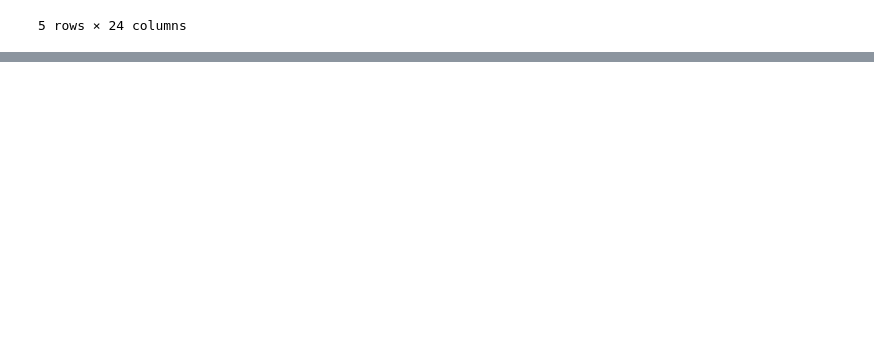
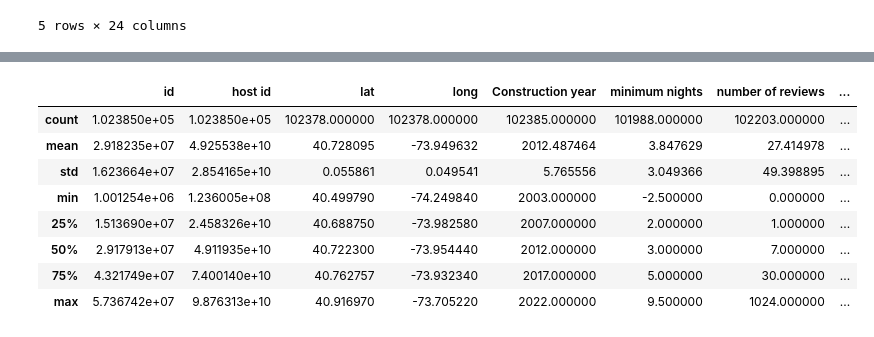
Before and after one commit to anmolsri977/Python-libraries, a Jupyter notebook: data-preprocessing.ipynb, the cells around one changed output, grey strips where cells are left out. Cells and saved outputs as stored; diff of their text form; code cells hidden in the pictures; blank space fills up the shorter version.

```diff
--- a/data-preprocessing.ipynb
+++ b/data-preprocessing.ipynb
@@ -250,0 +253,17 @@ df.head()
+# %%
+Q1 = df['minimum nights'].quantile(0.25)
+Q3 = df['minimum nights'].quantile(0.75)
+IQR = Q3 - Q1
+
+lower = Q1 - 1.5*IQR
+upper = Q3 + 1.5*IQR
+
+df['minimum nights'] = df['minimum nights'].clip(lower, upper)
+# %%
+Q1 = df['reviews per month'].quantile(0.25)
+Q3 = df['reviews per month'].quantile(0.75)
+IQR = Q3 - Q1
+
+df['reviews per month'] = df['reviews per month'].clip(
+    Q1 - 1.5*IQR, Q3 + 1.5*IQR
+)
@@ -250,0 +285,15 @@ df.head()
+# %%
+#boolean masking .keeps the value only within the range and drops the rest of rows out of range.
+df = df[(df['Construction year'] >= 1800) & (df['Construction year'] <= 2025)]
+# %%
+df.describe()
+# %% [output]
+|  | id | host id | lat | long | Construction year | minimum nights | number of reviews | ... |
+| count | 1.023850e+05 | 1.023850e+05 | 102378.000000 | 102378.000000 | 102385.000000 | 101988.000000 | 102203.000000 | ... |
+| mean | 2.918235e+07 | 4.925538e+10 | 40.728095 | -73.949632 | 2012.487464 | 3.847629 | 27.414978 | ... |
+| std | 1.623664e+07 | 2.854165e+10 | 0.055861 | 0.049541 | 5.765556 | 3.049366 | 49.398895 | ... |
+| min | 1.001254e+06 | 1.236005e+08 | 40.499790 | -74.249840 | 2003.000000 | -2.500000 | 0.000000 | ... |
+| 25% | 1.513690e+07 | 2.458326e+10 | 40.688750 | -73.982580 | 2007.000000 | 2.000000 | 1.000000 | ... |
+| 50% | 2.917913e+07 | 4.911935e+10 | 40.722300 | -73.954440 | 2012.000000 | 3.000000 | 7.000000 | ... |
+| 75% | 4.321749e+07 | 7.400140e+10 | 40.762757 | -73.932340 | 2017.000000 | 5.000000 | 30.000000 | ... |
+| max | 5.736742e+07 | 9.876313e+10 | 40.916970 | -73.705220 | 2022.000000 | 9.500000 | 1024.000000 | ... |
```
Also changed, not shown: parts of 2 cells of this notebook.
